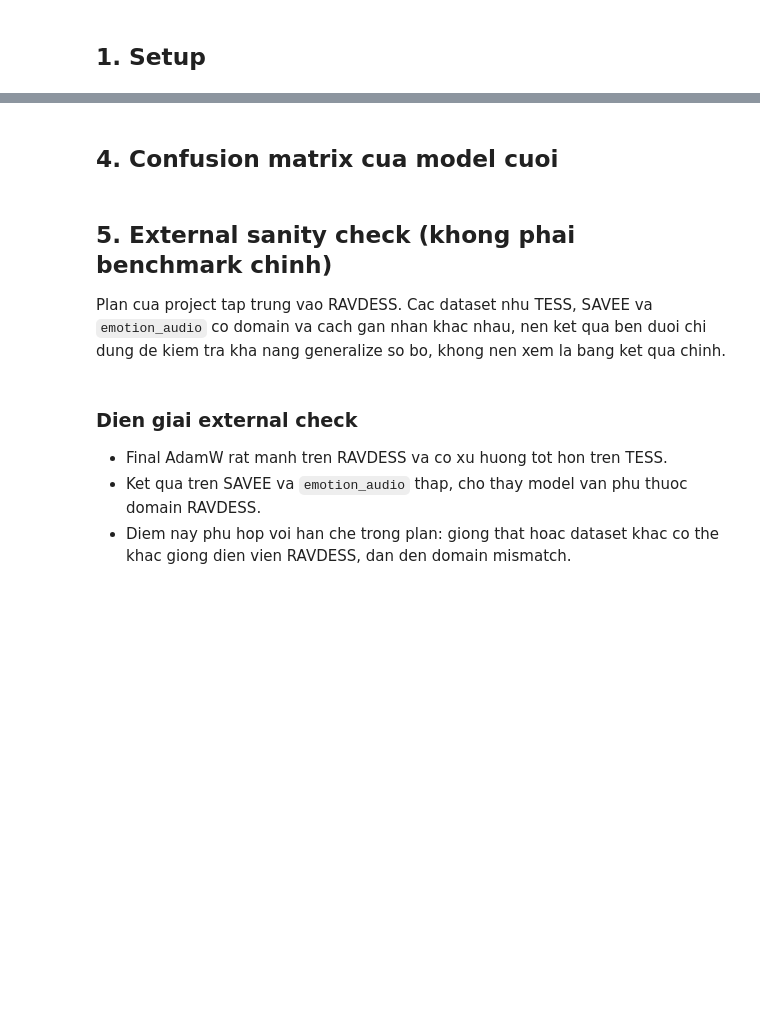
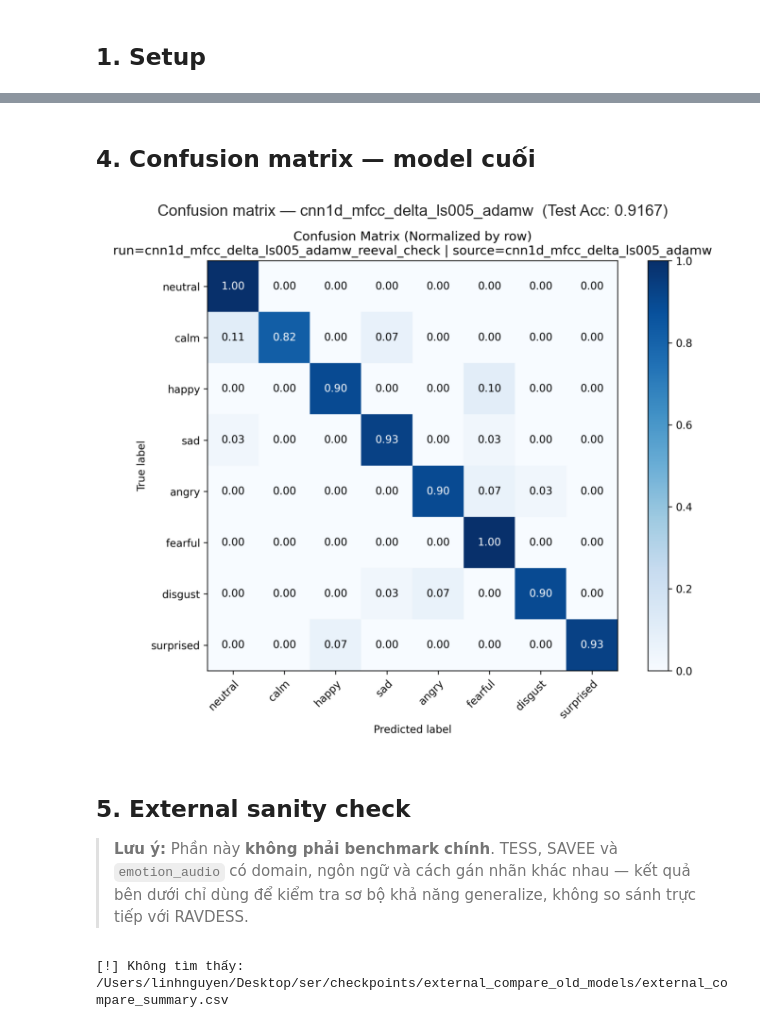
Before and after one commit to giggle-scripter/ser, a Jupyter notebook: notebooks/03_results_analysis.ipynb, the cells around one changed output, grey strips where cells are left out. Drawn from its saved outputs; the diff is of its cells as text; code cells hidden in the pictures; blank space fills up the shorter version.

```diff
--- a/notebooks/03_results_analysis.ipynb
+++ b/notebooks/03_results_analysis.ipynb
@@ -73,27 +120,35 @@ display(improvement)
 # %% [markdown]
-## 4. Confusion matrix cua model cuoi
+## 4. Confusion matrix — model cuối
 # %%
-cm_path = FIGURE_DIR / 'confusion_matrix_cnn1d_mfcc_delta_ls005_adamw.png'
+cm_path = FIGURE_DIR / f'confusion_matrix_{FINAL_RUN}.png'
 
 if cm_path.exists():
     img = plt.imread(cm_path)
     fig, ax = plt.subplots(figsize=(8, 6))
     ax.imshow(img)
     ax.axis('off')
-    ax.set_title('Final model confusion matrix')
+    final_acc = results.loc[results['run_name'] == FINAL_RUN, 'test_acc'].values[0]
+    ax.set_title(f'Confusion matrix — {FINAL_RUN}  (Test Acc: {final_acc:.4f})')
+    fig.tight_layout()
     plt.show()
 else:
-    print(f'Not found: {cm_path}')
+    print(f'[!] Không tìm thấy: {cm_path}')
+    print('    Chạy `uv run python -m src.evaluate` để sinh confusion matrix.')
+# %% [output]
+[figure, added]
 # %% [markdown]
-## 5. External sanity check (khong phai benchmark chinh)
+## 5. External sanity check
 
-Plan cua project tap trung vao RAVDESS. Cac dataset nhu TESS, SAVEE va `emotion_audio` co domain va cach gan nhan khac nhau, nen ket qua ben duoi chi dung de kiem tra kha nang generalize so bo, khong nen xem la bang ket qua chinh.
+> **Lưu ý:** Phần này **không phải benchmark chính**. TESS, SAVEE và `emotion_audio` có domain, ngôn ngữ và cách gán nhãn khác nhau — kết quả bên dưới chỉ dùng để kiểm tra sơ bộ khả năng generalize, không so sánh trực tiếp với RAVDESS.
 # %%
 if EXTERNAL_COMPARE_PATH.exists():
     external = pd.read_csv(EXTERNAL_COMPARE_PATH)
+    external['run_label'] = external['run_name'].map(RUN_LABELS)
     display(external)
 else:
     external = None
-    print(f'External comparison file not found: {EXTERNAL_COMPARE_PATH}')
+    print(f'[!] Không tìm thấy: {EXTERNAL_COMPARE_PATH}')
+# %% [output]
+[!] Không tìm thấy: /Users/linhnguyen/Desktop/ser/checkpoints/external_compare_old_models/external_compare_summary.csv
 # %%
 if external is not None:
@@ -116,9 +166,3 @@ if external is not None:
     plt.xticks(rotation=20, ha='right')
     plt.tight_layout()
     plt.show()
-# %% [markdown]
-### Dien giai external check
-
-- Final AdamW rat manh tren RAVDESS va co xu huong tot hon tren TESS.
-- Ket qua tren SAVEE va `emotion_audio` thap, cho thay model van phu thuoc domain RAVDESS.
-- Diem nay phu hop voi han che trong plan: giong that hoac dataset khac co the khac giong dien vien RAVDESS, dan den domain mismatch.
```
Also changed, not shown: parts of 13 cells of this notebook, 3 other files.
